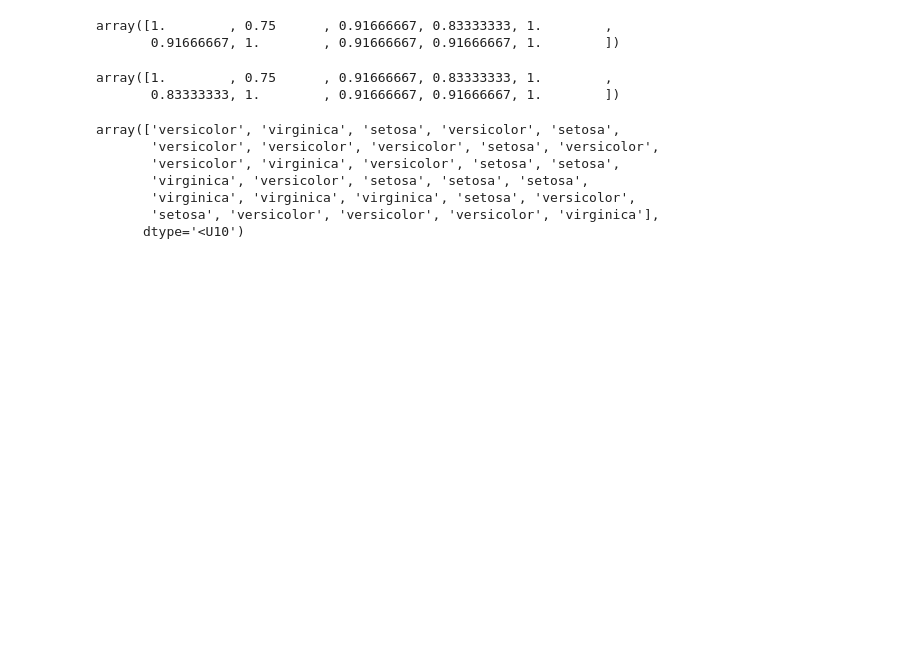
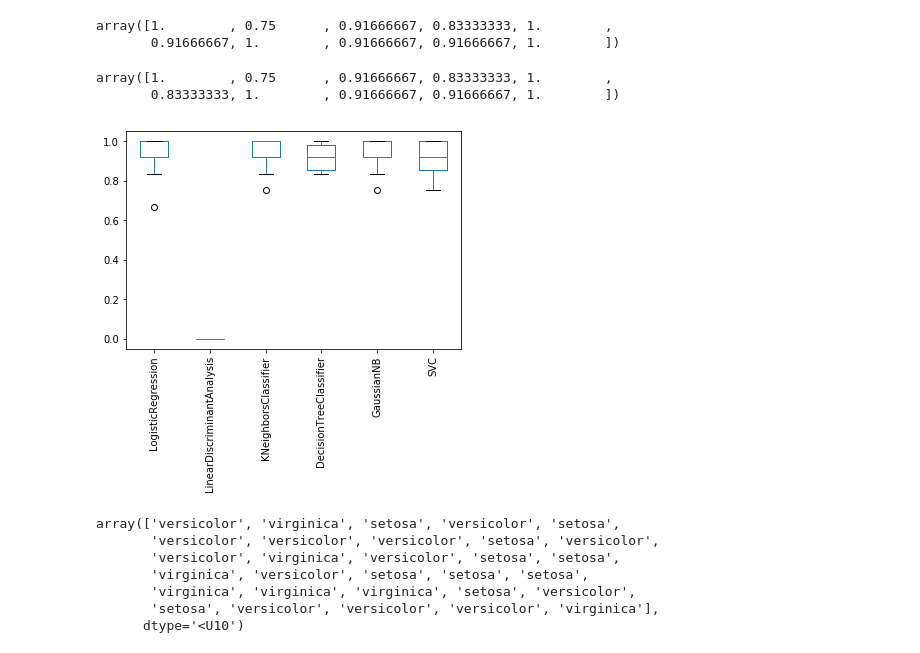
Before and after one commit to jeagle1286/Hort503, a Jupyter notebook: Assignement 11/A11-Supervised_Machine_Learning_Part1-Practice.ipynb, the cells around one changed output. Saved outputs shown, nothing was run; the diff lists cells and outputs as text; code cells hidden in the pictures; blank space fills up the shorter version.

```diff
--- a/Assignement 11/A11-Supervised_Machine_Learning_Part1-Practice.ipynb
+++ b/Assignement 11/A11-Supervised_Machine_Learning_Part1-Practice.ipynb
@@ -279,6 +279,10 @@ results['SVC']
 # %% [output]
 array([1.        , 0.75      , 0.91666667, 0.83333333, 1.        ,
        0.83333333, 1.        , 0.91666667, 0.91666667, 1.        ])
+# %%
+pd.DataFrame(results).plot(kind="box", rot=90);
+# %% [output]
+[figure, added]
 # %%
 # Create the LinearDiscriminantAnalysis object with defaults.
 alg = LinearDiscriminantAnalysis()
```
Also changed, not shown: parts of 1 cell of this notebook.
